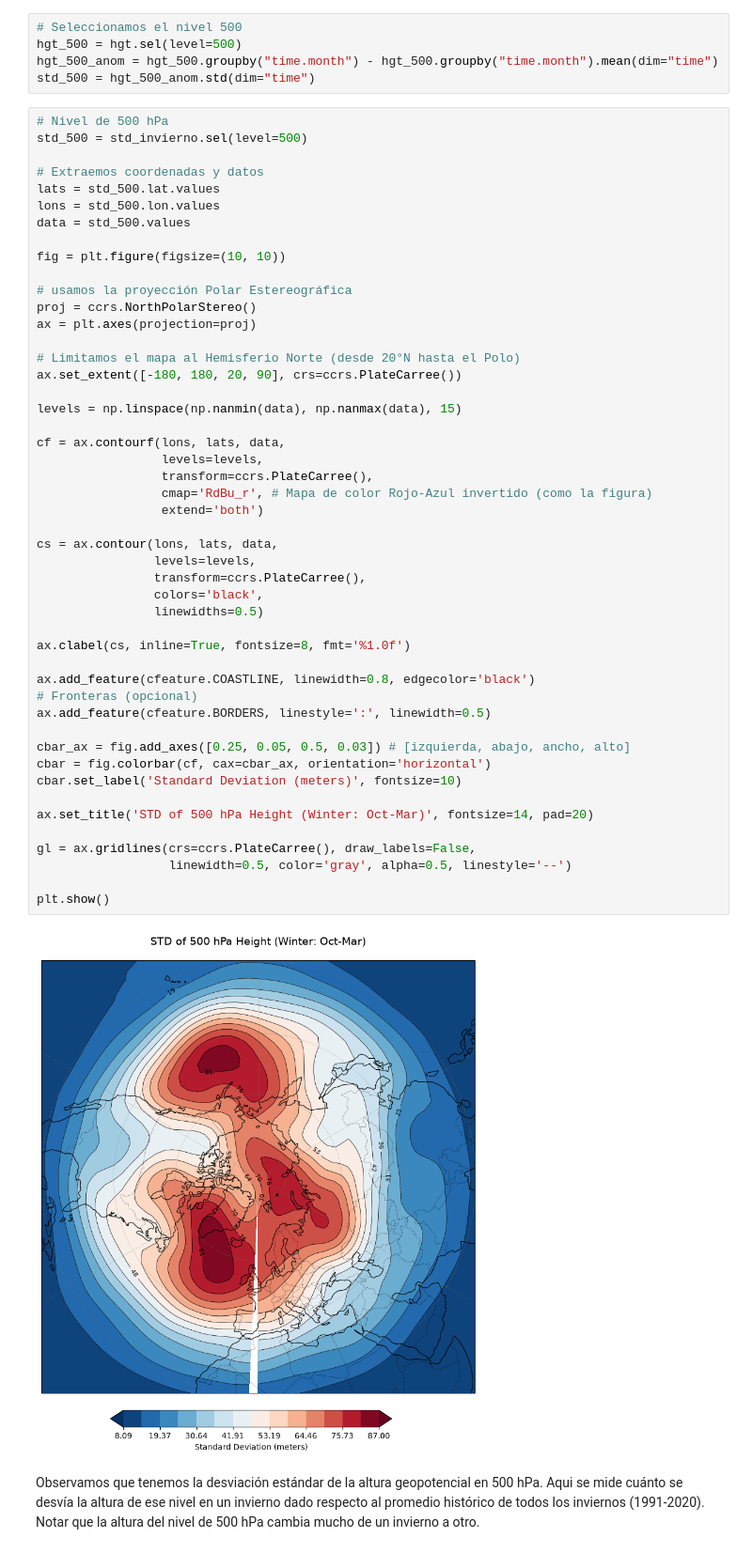
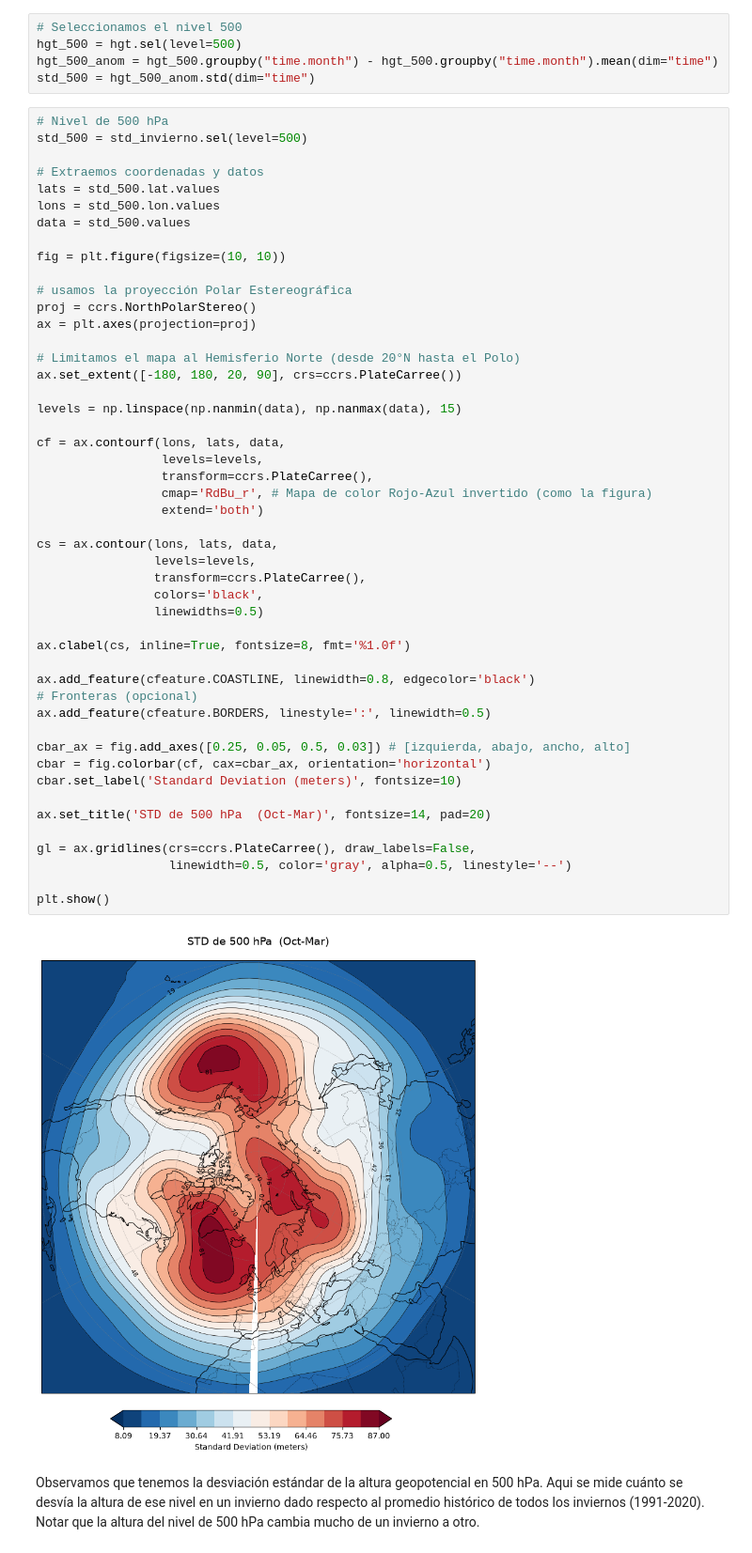
Before and after one commit to Dinamica-del-Clima-2027-1/Notebooks, a Jupyter notebook: VIC.ipynb, the cells around one changed output. Shown at 94% size. Cells and saved outputs as stored; diff of their text form.

```diff
--- a/VIC.ipynb
+++ b/VIC.ipynb
@@ -158,35 +158,35 @@ ax.set_extent([-180, 180, 20, 90], crs=ccrs.PlateCarree())
 levels = np.linspace(np.nanmin(data), np.nanmax(data), 15)
 
 cf = ax.contourf(lons, lats, data,
                  levels=levels,
                  transform=ccrs.PlateCarree(),
                  cmap='RdBu_r', # Mapa de color Rojo-Azul invertido (como la figura)
                  extend='both')
 
 cs = ax.contour(lons, lats, data,
                 levels=levels,
                 transform=ccrs.PlateCarree(),
                 colors='black',
                 linewidths=0.5)
 
 ax.clabel(cs, inline=True, fontsize=8, fmt='%1.0f')
 
 ax.add_feature(cfeature.COASTLINE, linewidth=0.8, edgecolor='black')
 # Fronteras (opcional)
 ax.add_feature(cfeature.BORDERS, linestyle=':', linewidth=0.5)
 
 cbar_ax = fig.add_axes([0.25, 0.05, 0.5, 0.03]) # [izquierda, abajo, ancho, alto]
 cbar = fig.colorbar(cf, cax=cbar_ax, orientation='horizontal')
 cbar.set_label('Standard Deviation (meters)', fontsize=10)
 
-ax.set_title('STD of 500 hPa Height (Winter: Oct-Mar)', fontsize=14, pad=20)
+ax.set_title('STD de 500 hPa  (Oct-Mar)', fontsize=14, pad=20)
 
 gl = ax.gridlines(crs=ccrs.PlateCarree(), draw_labels=False,
                   linewidth=0.5, color='gray', alpha=0.5, linestyle='--')
 
 plt.show()
 # %% [output]
-[figure, old version]
+[figure, new version]
 # %% [markdown]
 Observamos que tenemos la desviación estándar de la altura geopotencial en 500 hPa. Aqui se mide cuánto se desvía la altura de ese nivel en un invierno dado respecto al promedio histórico de todos los inviernos (1991-2020). Notar que la altura del nivel de 500 hPa cambia mucho de un invierno a otro.
 # %% [markdown]
```
